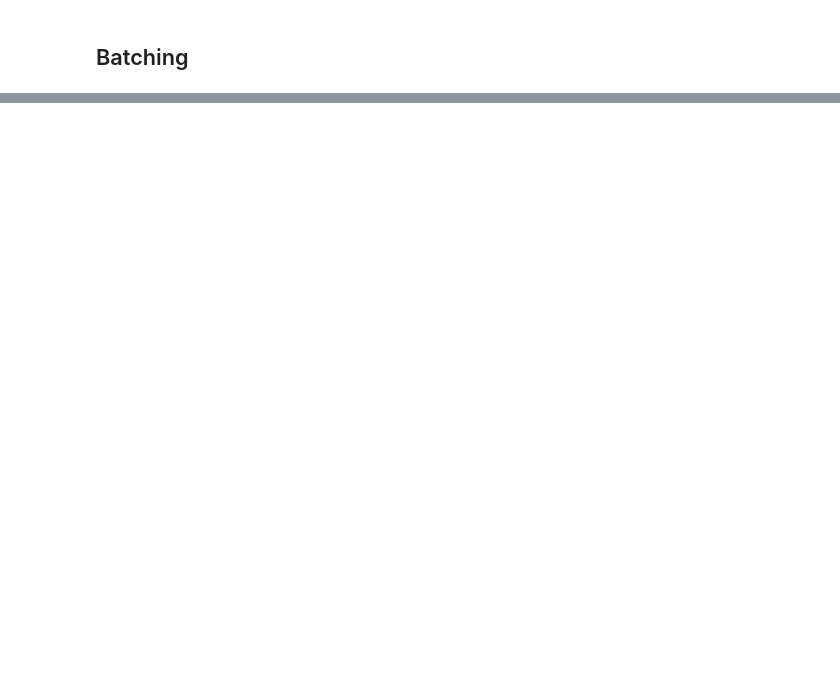
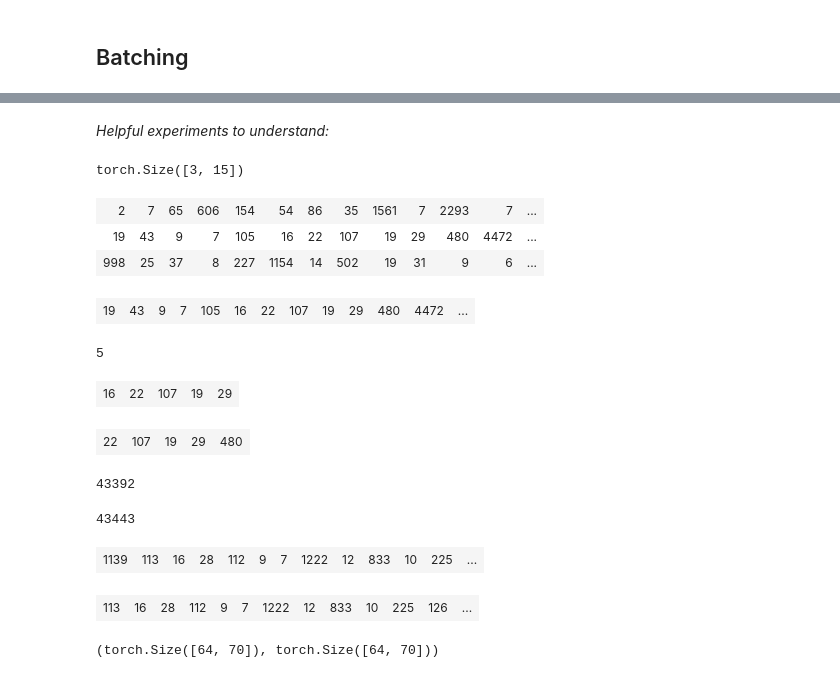
Before and after one commit to fg91/fastai_deep_learning_from_the_foundations, a Jupyter notebook: 12_text.ipynb, the cells around one changed output, grey strips where cells are left out. Cells and saved outputs as stored; diff of their text form; code cells hidden in the pictures; blank space fills up the shorter version.

```diff
--- a/12_text.ipynb
+++ b/12_text.ipynb
@@ -310,0 +395,21 @@ proc_num.deproc1(ll.train[0][0])[:10]
+# %% [markdown]
+*Helpful experiments to understand:*
+# %%
+def visualize_tensor(t):
+    display(HTML(pd.DataFrame(np.array(t)).to_html(index=False, header=None)))
+# %%
+stream = torch.cat([tensor(t) for t in ll.train.x])
+# %%
+bs = 3
+bptt = 5
+n_batch = 15
+# %%
+batched_data = stream[:bs * n_batch].view(bs,n_batch); batched_data.shape
+# %% [output]
+torch.Size([3, 15])
+# %%
+visualize_tensor(batched_data)
+# %% [output]
+| 2 | 7 | 65 | 606 | 154 | 54 | 86 | 35 | 1561 | 7 | 2293 | 7 | ... |
+| 19 | 43 | 9 | 7 | 105 | 16 | 22 | 107 | 19 | 29 | 480 | 4472 | ... |
+| 998 | 25 | 37 | 8 | 227 | 1154 | 14 | 502 | 19 | 31 | 9 | 6 | ... |
@@ -310,0 +420,14 @@ proc_num.deproc1(ll.train[0][0])[:10]
+# %%
+visualize_tensor(source.unsqueeze(0))
+# %% [output]
+| 19 | 43 | 9 | 7 | 105 | 16 | 22 | 107 | 19 | 29 | 480 | 4472 | ... |
+# %%
+seq_idx = (idx // bs) * bptt; seq_idx
+# %% [output]
+5
+# %%
+visualize_tensor(source[seq_idx:seq_idx + bptt].unsqueeze(0))
+visualize_tensor(source[seq_idx+1:seq_idx+bptt+1].unsqueeze(0))
+# %% [output]
+| 16 | 22 | 107 | 19 | 29 |
+| 22 | 107 | 19 | 29 | 480 |
@@ -310,0 +436,8 @@ proc_num.deproc1(ll.train[0][0])[:10]
+# %%
+len(lm_pre)
+# %% [output]
+43392
+# %%
+sum([len(t) for t in ll.valid.x])//70
+# %% [output]
+43443
@@ -310,0 +446,6 @@ proc_num.deproc1(ll.train[0][0])[:10]
+# %%
+visualize_tensor(x.unsqueeze(0))
+visualize_tensor(y.unsqueeze(0))
+# %% [output]
+| 1139 | 113 | 16 | 28 | 112 | 9 | 7 | 1222 | 12 | 833 | 10 | 225 | ... |
+| 113 | 16 | 28 | 112 | 9 | 7 | 1222 | 12 | 833 | 10 | 225 | 126 | ... |
@@ -310,0 +459,4 @@ proc_num.deproc1(ll.train[0][0])[:10]
+# %%
+x1.size(), y1.size()
+# %% [output]
+(torch.Size([64, 70]), torch.Size([64, 70]))
```
Also changed, not shown: parts of 78 cells of this notebook, 1 other file.
